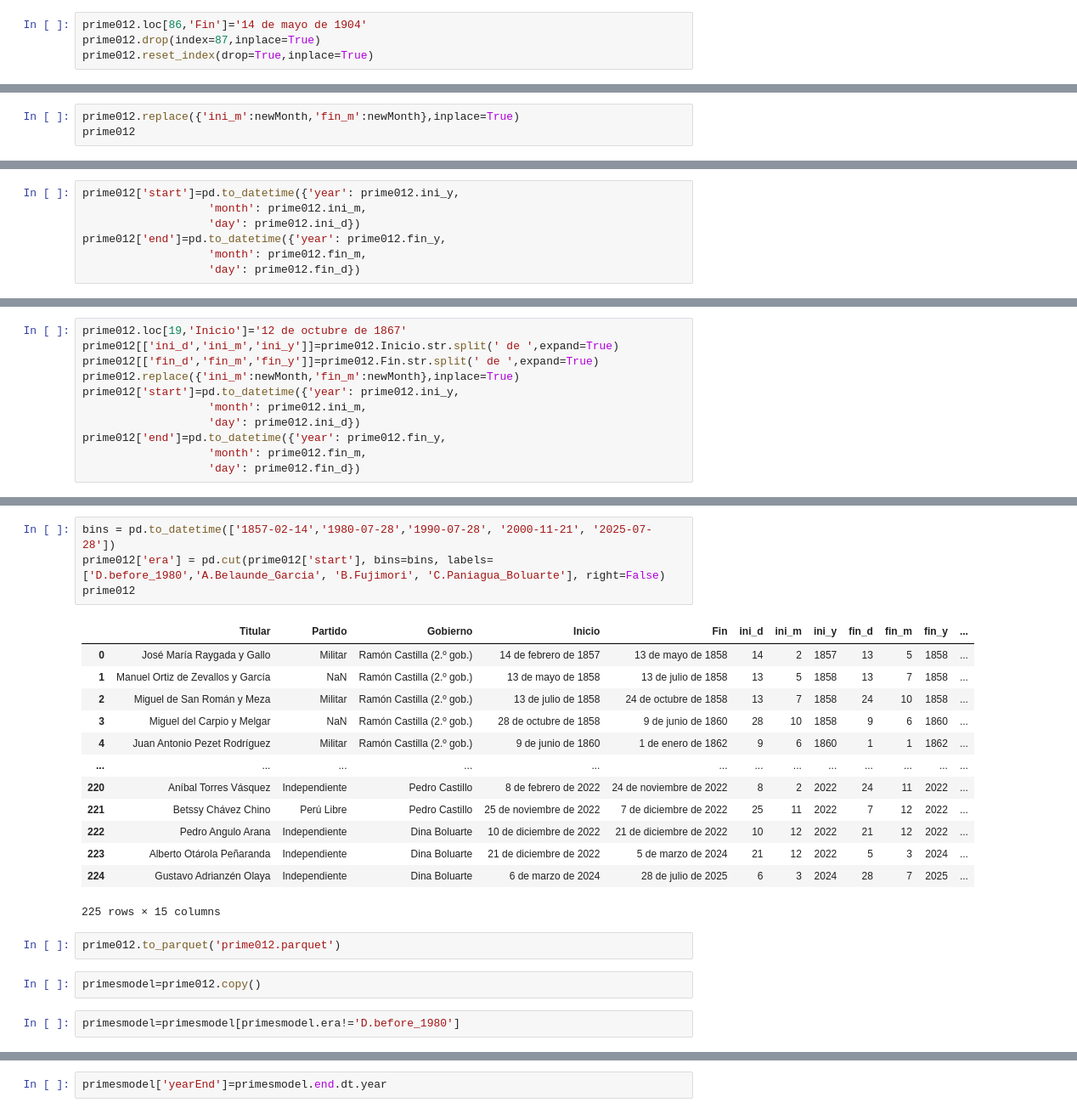
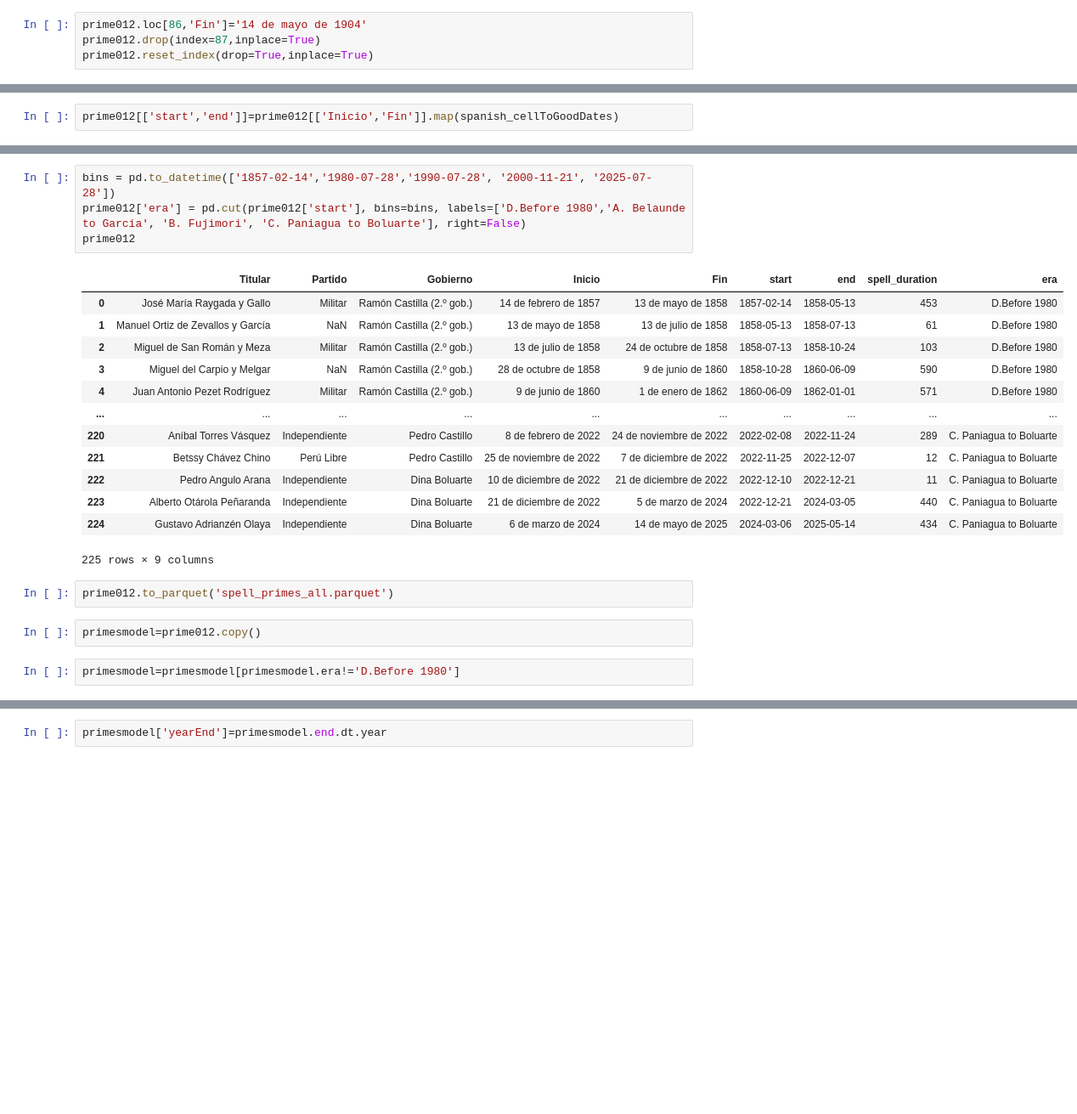
Before and after one commit to PULSO-PUCP/premieres, a Jupyter notebook: scrapePrimer.ipynb, the cells around one changed output, grey strips where cells are left out. Shown: that part at 85% size. Saved outputs shown, nothing was run; the diff lists cells and outputs as text; blank space fills up the shorter version.

```diff
--- a/scrapePrimer.ipynb
+++ b/scrapePrimer.ipynb
@@ -488,3 +244,0 @@ prime012[['fin_d','fin_m','fin_y']]=prime012.Fin.str.split(' de ',expand=True)
-# %%
-prime012.replace({'ini_m':newMonth,'fin_m':newMonth},inplace=True)
-prime012
@@ -505,10 +245,3 @@ prime012
-# %%
-prime012['start']=pd.to_datetime({'year': prime012.ini_y,
-                   'month': prime012.ini_m,
-                   'day': prime012.ini_d})
-prime012['end']=pd.to_datetime({'year': prime012.fin_y,
-                   'month': prime012.fin_m,
-                   'day': prime012.fin_d})
 # %%
 prime012[prime012['end']<=prime012['start']]
 # %% [output]
@@ -517,11 +249,0 @@ prime012[prime012['end']<=prime012['start']]
-# %%
-prime012.loc[19,'Inicio']='12 de octubre de 1867'
-prime012[['ini_d','ini_m','ini_y']]=prime012.Inicio.str.split(' de ',expand=True)
-prime012[['fin_d','fin_m','fin_y']]=prime012.Fin.str.split(' de ',expand=True)
-prime012.replace({'ini_m':newMonth,'fin_m':newMonth},inplace=True)
-prime012['start']=pd.to_datetime({'year': prime012.ini_y,
-                   'month': prime012.ini_m,
-                   'day': prime012.ini_d})
-prime012['end']=pd.to_datetime({'year': prime012.fin_y,
-                   'month': prime012.fin_m,
-                   'day': prime012.fin_d})
@@ -528,3 +252,5 @@ prime012['end']=pd.to_datetime({'year': prime012.fin_y,
+# %%
+prime012[['start','end']]=prime012[['Inicio','Fin']].map(spanish_cellToGoodDates)
 # %%
 prime012['spell_duration'] = (prime012['end'] - prime012['start']).dt.days
 prime012
@@ -567,25 +283,25 @@ prime012['spell_duration'].hist()
 # %%
 bins = pd.to_datetime(['1857-02-14','1980-07-28','1990-07-28', '2000-11-21', '2025-07-28'])
-prime012['era'] = pd.cut(prime012['start'], bins=bins, labels=['D.before_1980','A.Belaunde_Garcia', 'B.Fujimori', 'C.Paniagua_Boluarte'], right=False)
+prime012['era'] = pd.cut(prime012['start'], bins=bins, labels=['D.Before 1980','A. Belaunde to Garcia', 'B. Fujimori', 'C. Paniagua to Boluarte'], right=False)
 prime012
 # %% [output]
-|  | Titular | Partido | Gobierno | Inicio | Fin | ini_d | ini_m | ini_y | fin_d | fin_m | fin_y | ... |
-| 0 | José María Raygada y Gallo | Militar | Ramón Castilla (2.º gob.) | 14 de febrero de 1857 | 13 de mayo de 1858 | 14 | 2 | 1857 | 13 | 5 | 1858 | ... |
-| 1 | Manuel Ortiz de Zevallos y García | NaN | Ramón Castilla (2.º gob.) | 13 de mayo de 1858 | 13 de julio de 1858 | 13 | 5 | 1858 | 13 | 7 | 1858 | ... |
-| 2 | Miguel de San Román y Meza | Militar | Ramón Castilla (2.º gob.) | 13 de julio de 1858 | 24 de octubre de 1858 | 13 | 7 | 1858 | 24 | 10 | 1858 | ... |
-| 3 | Miguel del Carpio y Melgar | NaN | Ramón Castilla (2.º gob.) | 28 de octubre de 1858 | 9 de junio de 1860 | 28 | 10 | 1858 | 9 | 6 | 1860 | ... |
-| 4 | Juan Antonio Pezet Rodríguez | Militar | Ramón Castilla (2.º gob.) | 9 de junio de 1860 | 1 de enero de 1862 | 9 | 6 | 1860 | 1 | 1 | 1862 | ... |
-| ... | ... | ... | ... | ... | ... | ... | ... | ... | ... | ... | ... | ... |
-| 220 | Aníbal Torres Vásquez | Independiente | Pedro Castillo | 8 de febrero de 2022 | 24 de noviembre de 2022 | 8 | 2 | 2022 | 24 | 11 | 2022 | ... |
-| 221 | Betssy Chávez Chino | Perú Libre | Pedro Castillo | 25 de noviembre de 2022 | 7 de diciembre de 2022 | 25 | 11 | 2022 | 7 | 12 | 2022 | ... |
-| 222 | Pedro Angulo Arana | Independiente | Dina Boluarte | 10 de diciembre de 2022 | 21 de diciembre de 2022 | 10 | 12 | 2022 | 21 | 12 | 2022 | ... |
-| 223 | Alberto Otárola Peñaranda | Independiente | Dina Boluarte | 21 de diciembre de 2022 | 5 de marzo de 2024 | 21 | 12 | 2022 | 5 | 3 | 2024 | ... |
-| 224 | Gustavo Adrianzén Olaya | Independiente | Dina Boluarte | 6 de marzo de 2024 | 28 de julio de 2025 | 6 | 3 | 2024 | 28 | 7 | 2025 | ... |
+|  | Titular | Partido | Gobierno | Inicio | Fin | start | end | spell_duration | era |
+| 0 | José María Raygada y Gallo | Militar | Ramón Castilla (2.º gob.) | 14 de febrero de 1857 | 13 de mayo de 1858 | 1857-02-14 | 1858-05-13 | 453 | D.Before 1980 |
+| 1 | Manuel Ortiz de Zevallos y García | NaN | Ramón Castilla (2.º gob.) | 13 de mayo de 1858 | 13 de julio de 1858 | 1858-05-13 | 1858-07-13 | 61 | D.Before 1980 |
+| 2 | Miguel de San Román y Meza | Militar | Ramón Castilla (2.º gob.) | 13 de julio de 1858 | 24 de octubre de 1858 | 1858-07-13 | 1858-10-24 | 103 | D.Before 1980 |
+| 3 | Miguel del Carpio y Melgar | NaN | Ramón Castilla (2.º gob.) | 28 de octubre de 1858 | 9 de junio de 1860 | 1858-10-28 | 1860-06-09 | 590 | D.Before 1980 |
+| 4 | Juan Antonio Pezet Rodríguez | Militar | Ramón Castilla (2.º gob.) | 9 de junio de 1860 | 1 de enero de 1862 | 1860-06-09 | 1862-01-01 | 571 | D.Before 1980 |
+| ... | ... | ... | ... | ... | ... | ... | ... | ... | ... |
+| 220 | Aníbal Torres Vásquez | Independiente | Pedro Castillo | 8 de febrero de 2022 | 24 de noviembre de 2022 | 2022-02-08 | 2022-11-24 | 289 | C. Paniagua to Boluarte |
+| 221 | Betssy Chávez Chino | Perú Libre | Pedro Castillo | 25 de noviembre de 2022 | 7 de diciembre de 2022 | 2022-11-25 | 2022-12-07 | 12 | C. Paniagua to Boluarte |
+| 222 | Pedro Angulo Arana | Independiente | Dina Boluarte | 10 de diciembre de 2022 | 21 de diciembre de 2022 | 2022-12-10 | 2022-12-21 | 11 | C. Paniagua to Boluarte |
+| 223 | Alberto Otárola Peñaranda | Independiente | Dina Boluarte | 21 de diciembre de 2022 | 5 de marzo de 2024 | 2022-12-21 | 2024-03-05 | 440 | C. Paniagua to Boluarte |
+| 224 | Gustavo Adrianzén Olaya | Independiente | Dina Boluarte | 6 de marzo de 2024 | 14 de mayo de 2025 | 2024-03-06 | 2025-05-14 | 434 | C. Paniagua to Boluarte |
-225 rows × 15 columns
+225 rows × 9 columns
 # %%
-prime012.to_parquet('prime012.parquet')
+prime012.to_parquet('spell_primes_all.parquet')
 # %%
 primesmodel=prime012.copy()
 # %%
-primesmodel=primesmodel[primesmodel.era!='D.before_1980']
+primesmodel=primesmodel[primesmodel.era!='D.Before 1980']
 # %%
```
Also changed, not shown: parts of 67 cells of this notebook, 38 other files.
